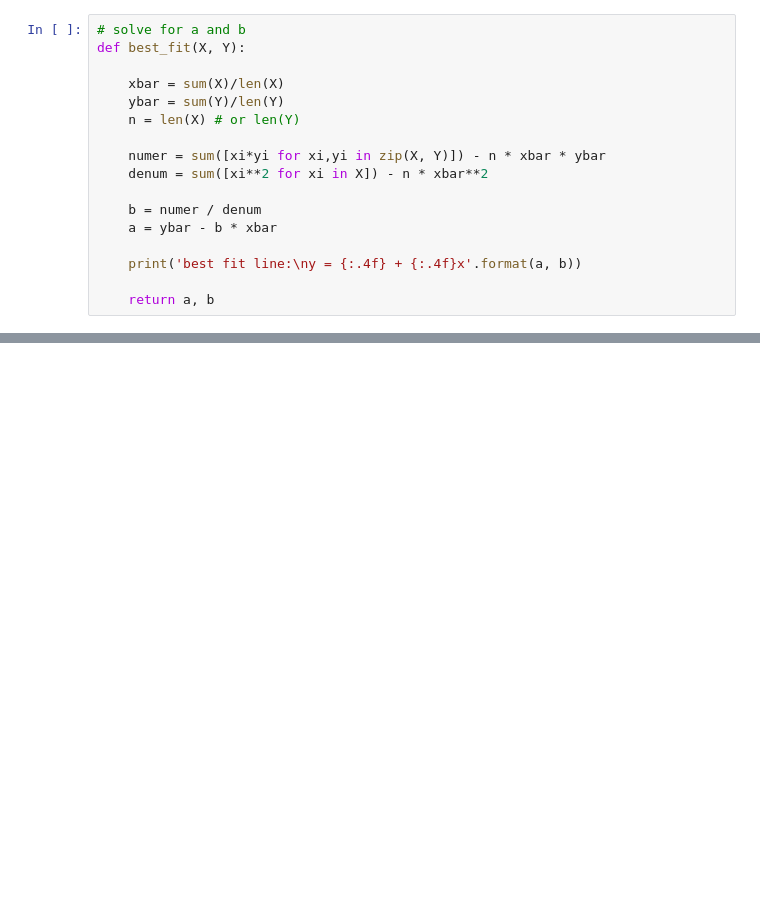
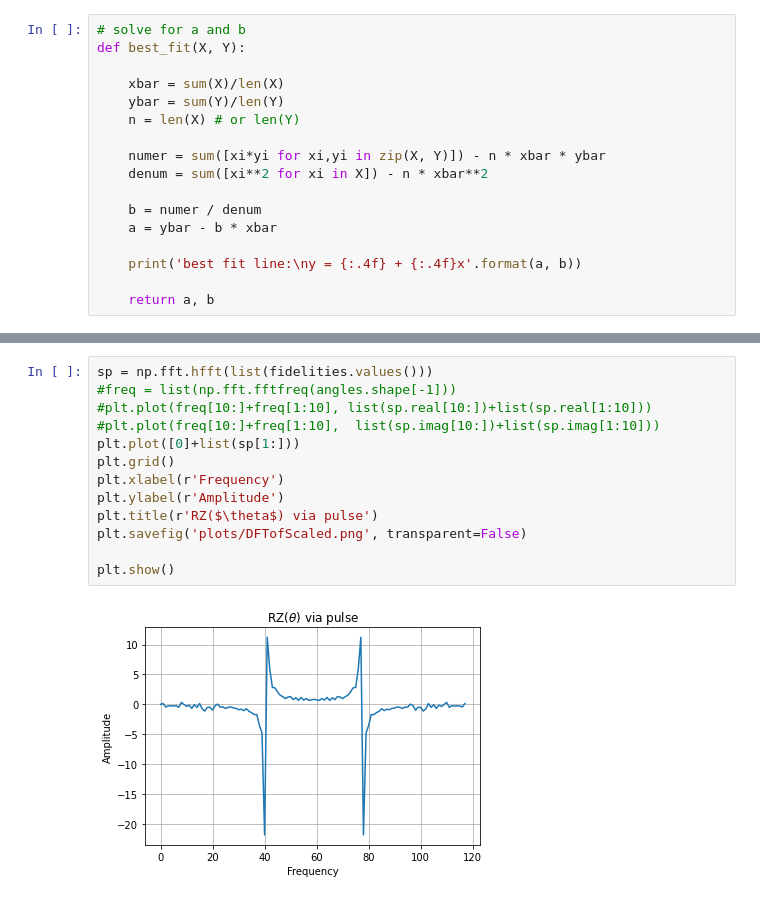
Before and after one commit to laura-clinton/py_grouparticles, a Jupyter notebook: 2qTomography.ipynb, the cells around one changed output, grey strips where cells are left out. Drawn from its saved outputs; the diff is of its cells as text; blank space fills up the shorter version.

```diff
--- a/2qTomography.ipynb
+++ b/2qTomography.ipynb
@@ -469,0 +429,15 @@ y = 0.9933 + -0.0029x
+# %%
+sp = np.fft.hfft(list(fidelities.values()))
+#freq = list(np.fft.fftfreq(angles.shape[-1]))
+#plt.plot(freq[10:]+freq[1:10], list(sp.real[10:])+list(sp.real[1:10]))
+#plt.plot(freq[10:]+freq[1:10],  list(sp.imag[10:])+list(sp.imag[1:10]))
+plt.plot([0]+list(sp[1:]))
+plt.grid()
+plt.xlabel(r'Frequency')
+plt.ylabel(r'Amplitude')
+plt.title(r'RZ($\theta$) via pulse')
+plt.savefig('plots/DFTofScaled.png', transparent=False)
+
+plt.show()
+# %% [output]
+[figure, added]
```
Also changed, not shown: parts of 23 cells of this notebook, 6 other files.
